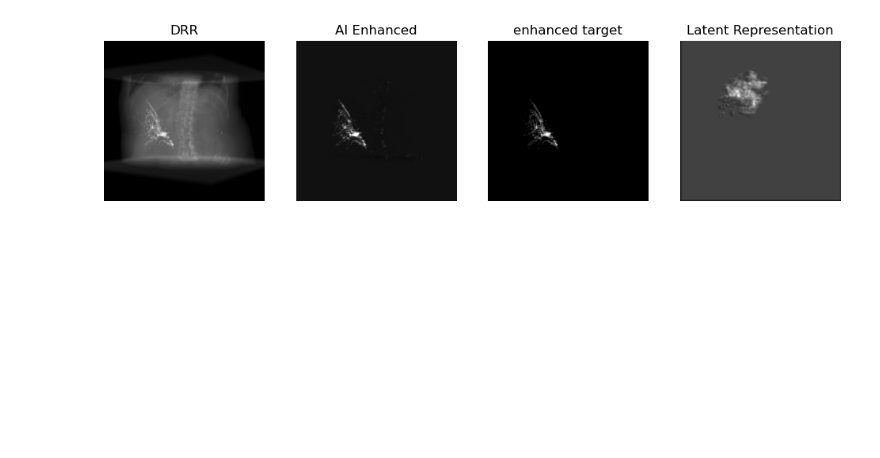
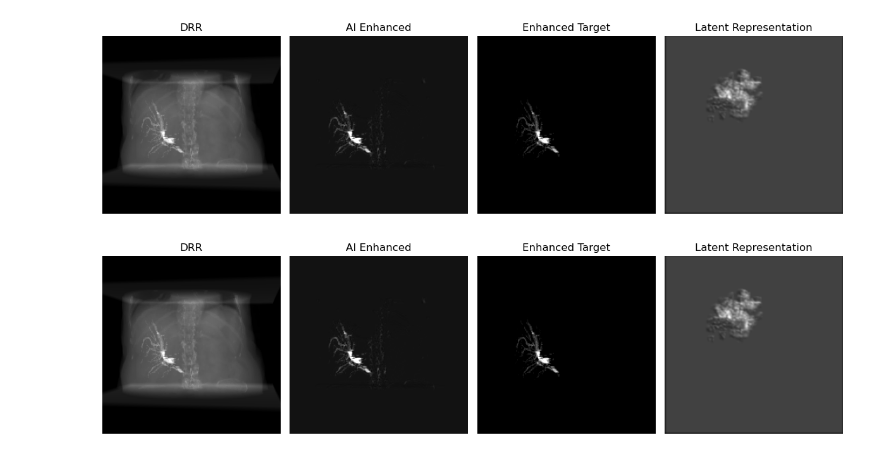
Before and after one commit to LucianoDeben/5ARIP10-ITP-T3G3, a Jupyter notebook: Demo-notebooks/demo.ipynb, the cells around one changed output. Drawn from its saved outputs; the diff is of its cells as text; code cells hidden in the pictures; blank space fills up the shorter version.

Commit message:
Add demos

```diff
--- a/Demo-notebooks/demo.ipynb
+++ b/Demo-notebooks/demo.ipynb
@@ -6,7 +6,11 @@ import torch
 
 # Check if GPU is available
 device = torch.device("cuda" if torch.cuda.is_available() else "cpu")
+deformation = False
 # %%
-demo.demonstration(rotation = 35, ef = 0.6, deformation=False, initial_contrast=4000, device=device)
+model = demo.load_model(deformation=deformation, device=device)
+volumes, targets = demo.get_demo_data()
+demo.demonstration(volumes, targets, model, rotation = 0, ef = 0.6, deformation=deformation, initial_contrast=4000, device=device)
 # %% [output]
-[figure, old version]
+[figure, new version]
+[figure, added]
```
Also changed, not shown: 9 other files.
